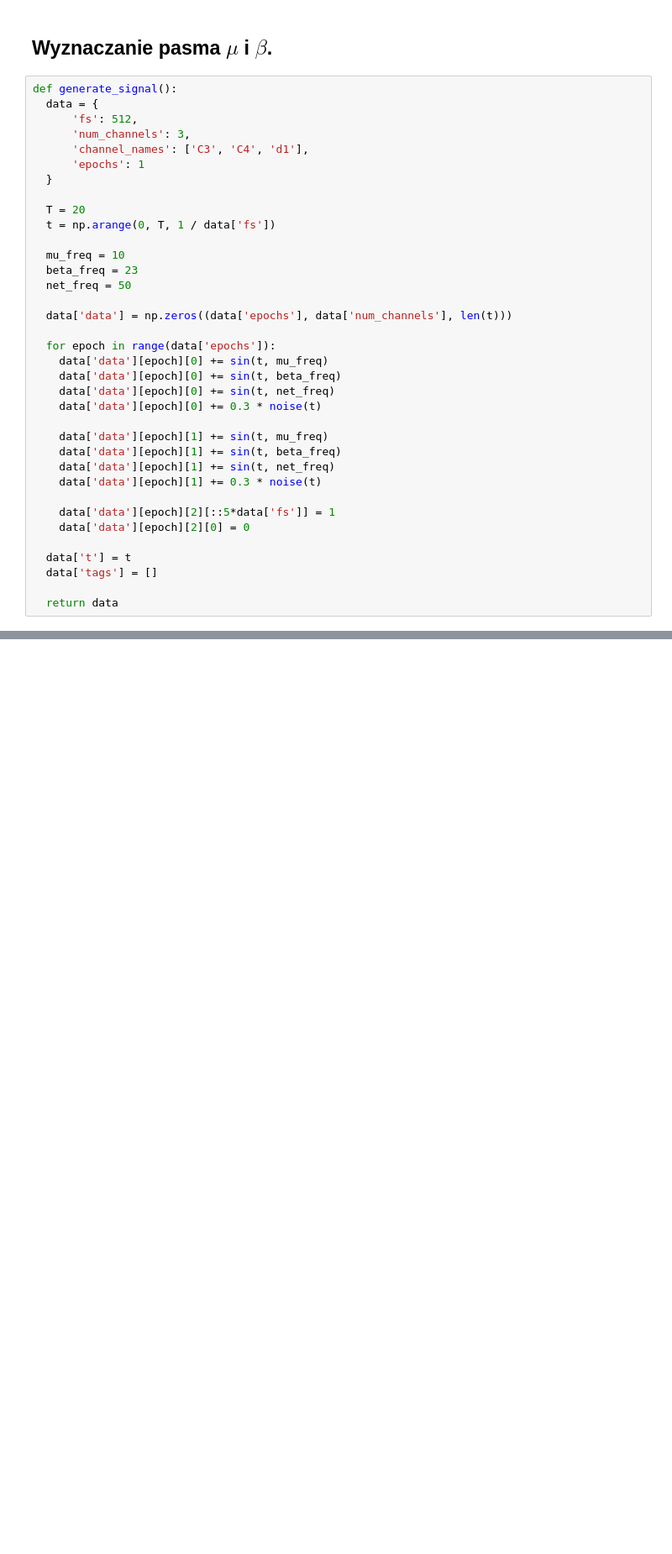
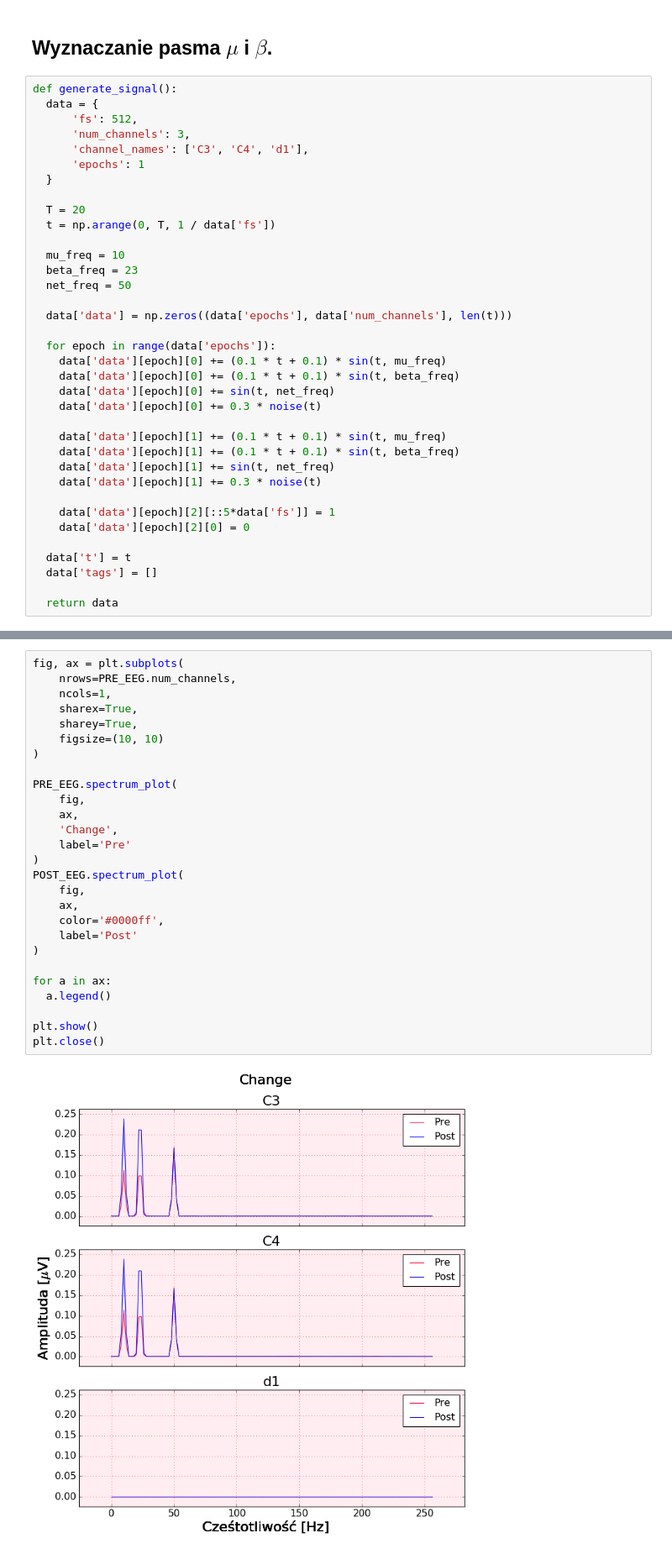
Before and after one commit to PPierzc/PracowniaEEG, a Jupyter notebook: ERD_S.ipynb, the cells around one changed output, grey strips where cells are left out. Shown at 84% size. Saved outputs shown, nothing was run; the diff lists cells and outputs as text; blank space fills up the shorter version.

```diff
--- a/ERD_S.ipynb
+++ b/ERD_S.ipynb
@@ -234,13 +220,13 @@ def generate_signal():
   data['data'] = np.zeros((data['epochs'], data['num_channels'], len(t)))
 
   for epoch in range(data['epochs']):
-    data['data'][epoch][0] += sin(t, mu_freq)
-    data['data'][epoch][0] += sin(t, beta_freq)
+    data['data'][epoch][0] += (0.1 * t + 0.1) * sin(t, mu_freq)
+    data['data'][epoch][0] += (0.1 * t + 0.1) * sin(t, beta_freq)
     data['data'][epoch][0] += sin(t, net_freq)
     data['data'][epoch][0] += 0.3 * noise(t)
 
-    data['data'][epoch][1] += sin(t, mu_freq)
-    data['data'][epoch][1] += sin(t, beta_freq)
+    data['data'][epoch][1] += (0.1 * t + 0.1) * sin(t, mu_freq)
+    data['data'][epoch][1] += (0.1 * t + 0.1) * sin(t, beta_freq)
     data['data'][epoch][1] += sin(t, net_freq)
     data['data'][epoch][1] += 0.3 * noise(t)
 
@@ -280,0 +257,29 @@ POST_EEG.spectrum_plot()
+# %%
+fig, ax = plt.subplots(
+    nrows=PRE_EEG.num_channels,
+    ncols=1,
+    sharex=True,
+    sharey=True,
+    figsize=(10, 10)
+)
+
+PRE_EEG.spectrum_plot(
+    fig,
+    ax,
+    'Change',
+    label='Pre'
+)
+POST_EEG.spectrum_plot(
+    fig,
+    ax,
+    color='#0000ff',
+    label='Post'
+)
+
+for a in ax:
+  a.legend()
+
+plt.show()
+plt.close()
+# %% [output]
+[figure, added]
```
Also changed, not shown: parts of 3 cells of this notebook.
